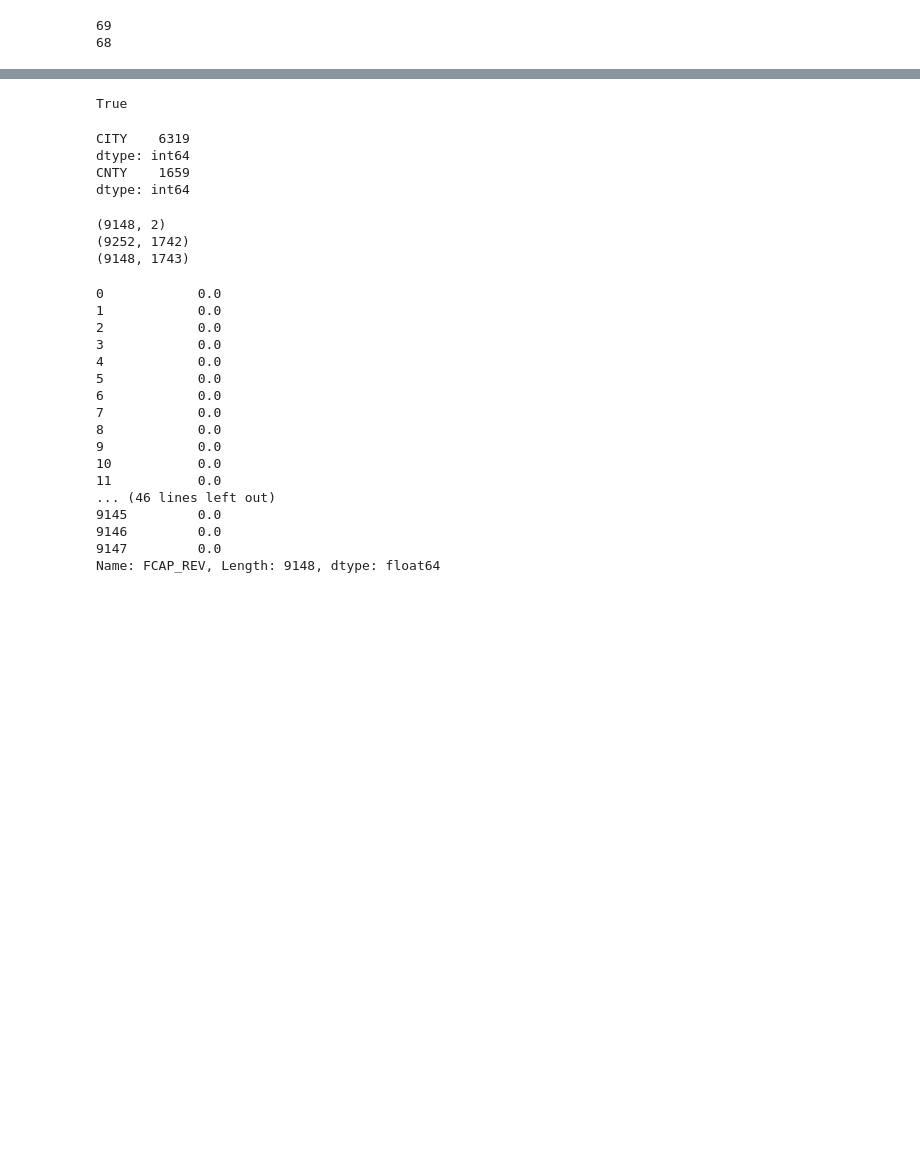
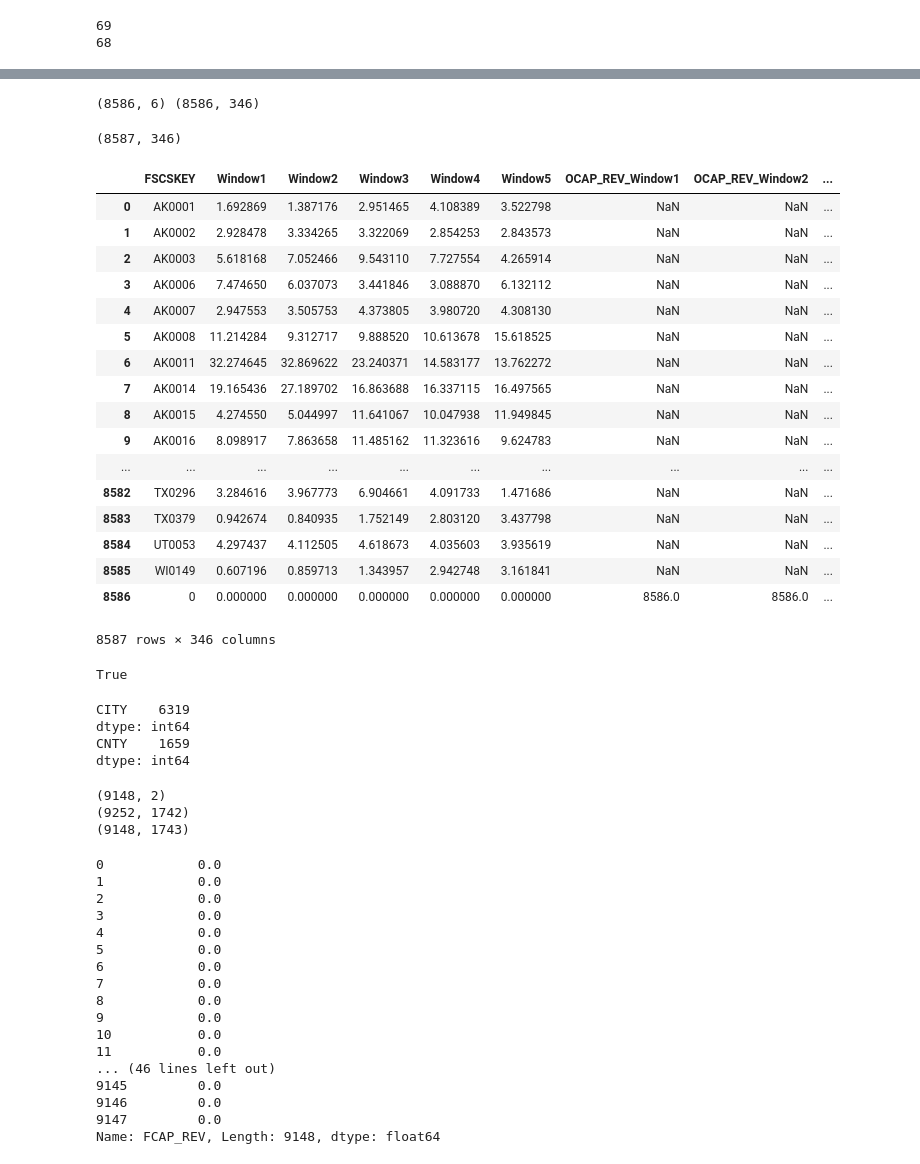
Before and after one commit to olgabane/Insight2019_LibraryProject, a Jupyter notebook: Library_Week2_Notebook3_ML#1.ipynb, the cells around one changed output, grey strips where cells are left out. Saved outputs shown, nothing was run; the diff lists cells and outputs as text; code cells hidden in the pictures; blank space fills up the shorter version.

Commit message:
Got DF with usage and all features in columns of 5 windows each

```diff
--- a/Library_Week2_Notebook3_ML#1.ipynb
+++ b/Library_Week2_Notebook3_ML#1.ipynb
@@ -694,3 +689,60 @@ list_of_dataframes[67]
+# %%
+List_of_dataframe_w_year_Windows = copy.deepcopy(list_of_dataframe_with_years_ordered_2)
+for dataf in List_of_dataframe_w_year_Windows:
+    name = dataf.columns[2][:-5]
+    dataf[name +"_Window1"] = (dataf.iloc[:, 1:6].sum(axis = 1))/(5-dataf.iloc[:, 1:6].isnull().sum(axis = 1))
+    dataf[name +"_Window2"] = (dataf.iloc[:, 6:11].sum(axis = 1))/(5-dataf.iloc[:, 6:11].isnull().sum(axis = 1))
+    dataf[name +"_Window3"] = (dataf.iloc[:, 11:16].sum(axis = 1))/(5-dataf.iloc[:, 11:16].isnull().sum(axis = 1))
+    dataf[name +"_Window4"] = (dataf.iloc[:, 16:21].sum(axis = 1))/(5-dataf.iloc[:, 16:21].isnull().sum(axis = 1))
+    dataf[name +"_Window5"] = (dataf.iloc[:, 21:26].sum(axis = 1))/(5-dataf.iloc[:, 21:26].isnull().sum(axis = 1))
+# %%
+#List of dataframes for each
+List_of_dataframe_WindowsONLY = copy.deepcopy(List_of_dataframe_w_year_Windows)
+List_of_dataframe_WindowsONLY_2 = list()
+
+for dataf in List_of_dataframe_WindowsONLY:
+    dataf = dataf.drop(dataf.columns[1:26], axis = 1)
+    List_of_dataframe_WindowsONLY_2.append(dataf)
+# %%
+#Combine windowed DFs with Windowed USAGE data.
+#THIS IS A DATAFRAME I MAY WANT TO GO BACK TO: WINDOWS FOR USAGE AND ALL COLUMNS.
+CombinedWindowedDF = copy.deepcopy(LibraryData_WindowUsage_Minus1572)
+
+for dataf in List_of_dataframe_WindowsONLY_2:
+    CombinedWindowedDF = pd.merge(CombinedWindowedDF, dataf, how = "left", on = 'FSCSKEY')
+
+print(LibraryData_WindowUsage_Minus1572.shape, CombinedWindowedDF.shape)
+# %% [output]
+(8586, 6) (8586, 346)
+# %%
+CombinedWindowedDF = CombinedWindowedDF.append(CombinedWindowedDF.isna().sum(),ignore_index=True)
+print(CombinedWindowedDF.shape)
+# %% [output]
+(8587, 346)
+# %%
+CombinedWindowedDF_DELETEAll5WINDOWSIFATLEAST1WINDOWHAS8586 = copy.deepcopy(CombinedWindowedDF)
+
+for i in range(0, CombinedWindowedDF.shape[1], 5)
+    if CombinedWindowedDF_DELETEAll5WINDOWSIFATLEAST1WINDOWHAS858[i]
+# %% [output]
+|  | FSCSKEY | Window1 | Window2 | Window3 | Window4 | Window5 | OCAP_REV_Window1 | OCAP_REV_Window2 | ... |
+| 0 | AK0001 | 1.692869 | 1.387176 | 2.951465 | 4.108389 | 3.522798 | NaN | NaN | ... |
+| 1 | AK0002 | 2.928478 | 3.334265 | 3.322069 | 2.854253 | 2.843573 | NaN | NaN | ... |
+| 2 | AK0003 | 5.618168 | 7.052466 | 9.543110 | 7.727554 | 4.265914 | NaN | NaN | ... |
+| 3 | AK0006 | 7.474650 | 6.037073 | 3.441846 | 3.088870 | 6.132112 | NaN | NaN | ... |
+| 4 | AK0007 | 2.947553 | 3.505753 | 4.373805 | 3.980720 | 4.308130 | NaN | NaN | ... |
+| 5 | AK0008 | 11.214284 | 9.312717 | 9.888520 | 10.613678 | 15.618525 | NaN | NaN | ... |
+| 6 | AK0011 | 32.274645 | 32.869622 | 23.240371 | 14.583177 | 13.762272 | NaN | NaN | ... |
+| 7 | AK0014 | 19.165436 | 27.189702 | 16.863688 | 16.337115 | 16.497565 | NaN | NaN | ... |
+| 8 | AK0015 | 4.274550 | 5.044997 | 11.641067 | 10.047938 | 11.949845 | NaN | NaN | ... |
+| 9 | AK0016 | 8.098917 | 7.863658 | 11.485162 | 11.323616 | 9.624783 | NaN | NaN | ... |
+| ... | ... | ... | ... | ... | ... | ... | ... | ... | ... |
+| 8582 | TX0296 | 3.284616 | 3.967773 | 6.904661 | 4.091733 | 1.471686 | NaN | NaN | ... |
+| 8583 | TX0379 | 0.942674 | 0.840935 | 1.752149 | 2.803120 | 3.437798 | NaN | NaN | ... |
+| 8584 | UT0053 | 4.297437 | 4.112505 | 4.618673 | 4.035603 | 3.935619 | NaN | NaN | ... |
+| 8585 | WI0149 | 0.607196 | 0.859713 | 1.343957 | 2.942748 | 3.161841 | NaN | NaN | ... |
+| 8586 | 0 | 0.000000 | 0.000000 | 0.000000 | 0.000000 | 0.000000 | 8586.0 | 8586.0 | ... |
+8587 rows × 346 columns
 # %%
 #Quantify change in usage (Last 5 year - Previous 5 year/Previous 5 year)
 LibraryData_UsageOnly_YearsMerged_DropTooFewDataPts['UsageChange'] =  ((LibraryData_UsageOnly_YearsMerged_DropTooFewDataPts['Usage_Sum_2012_to_2016_NORM'])-(LibraryData_UsageOnly_YearsMerged_DropTooFewDataPts['Usage_Sum_2007_to_2011_NORM']))/(LibraryData_UsageOnly_YearsMerged_DropTooFewDataPts['Usage_Sum_2007_to_2011_NORM'])
```
Also changed, not shown: parts of 10 cells of this notebook.
